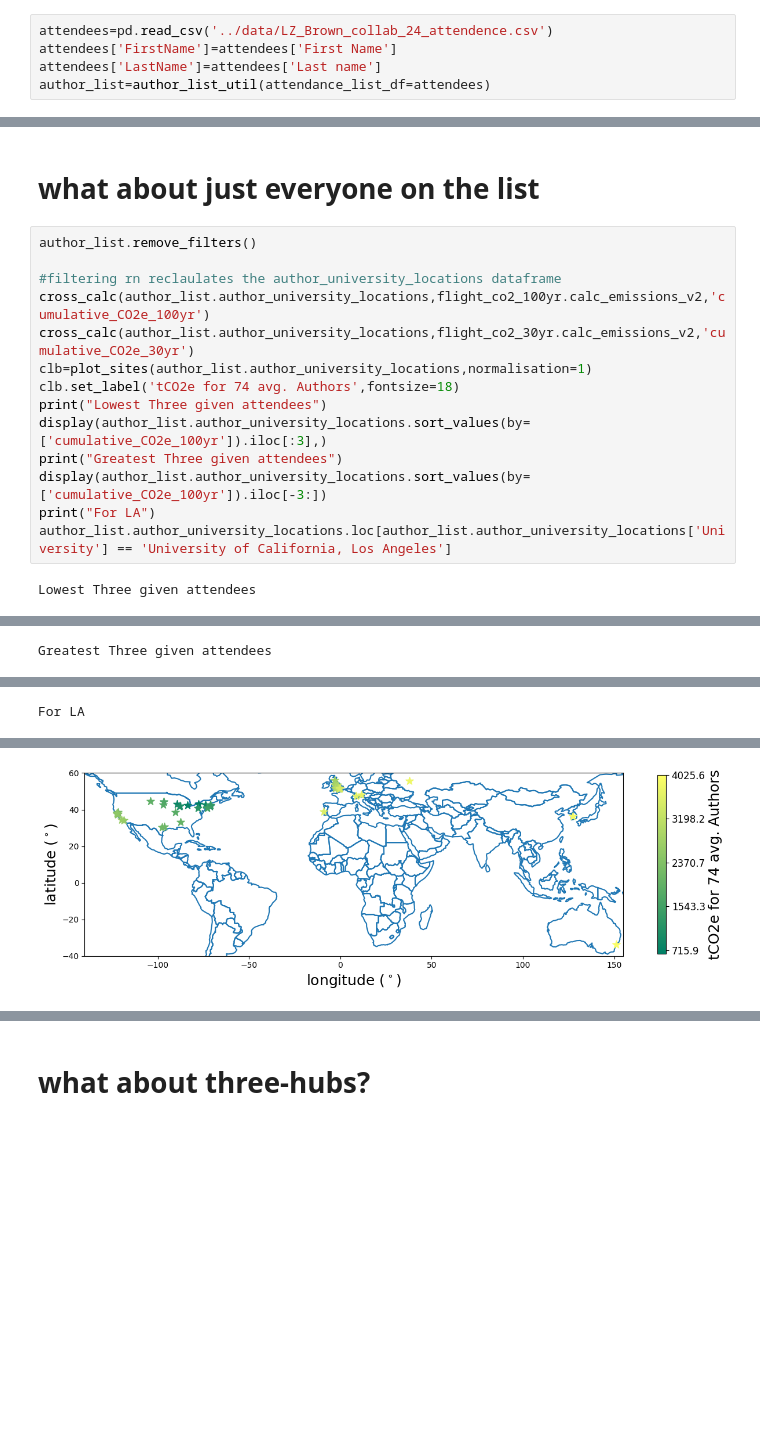
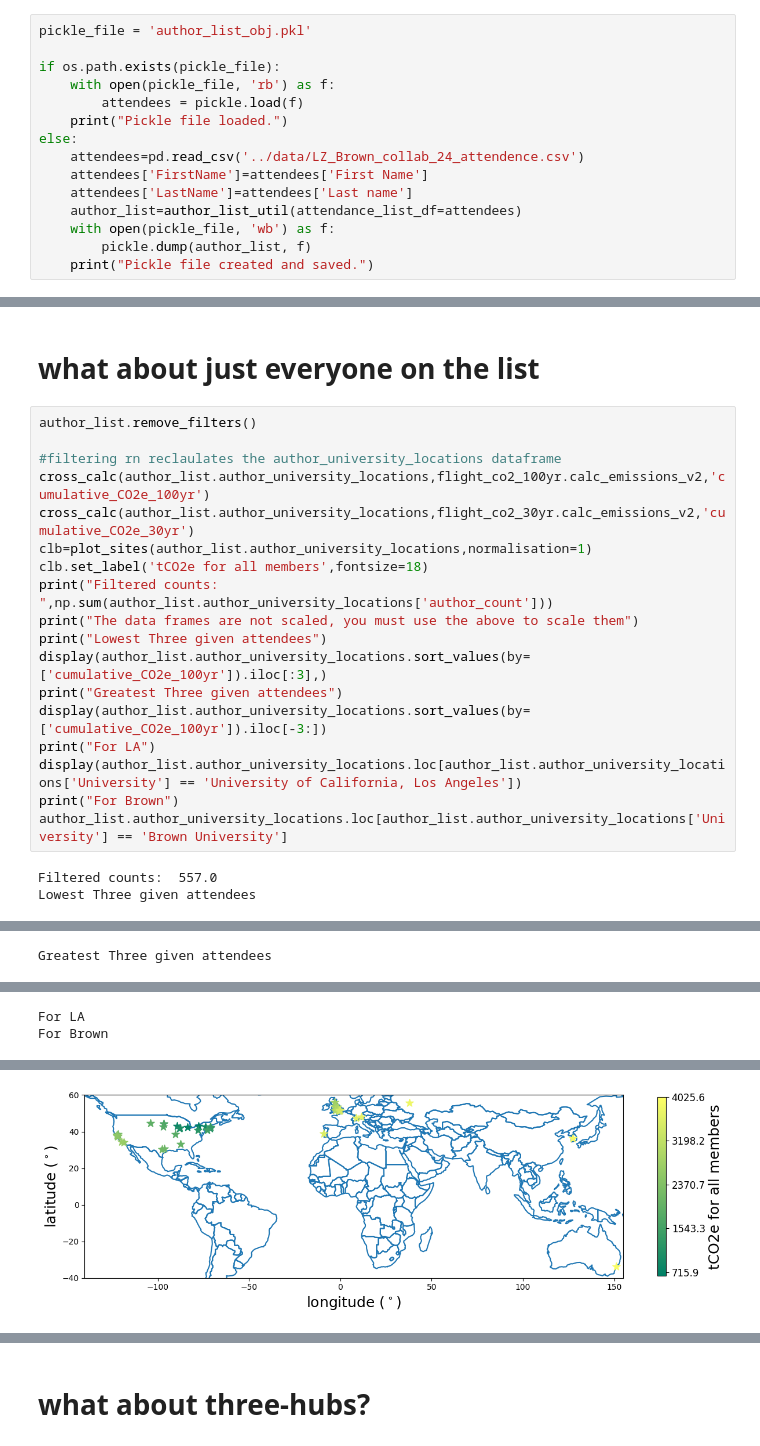
Before and after one commit to seriksen/sustainable-lz, a Jupyter notebook: notebooks/Everything_Flights.ipynb, the cells around one changed output, grey strips where cells are left out. Drawn from its saved outputs; the diff is of its cells as text; blank space fills up the shorter version.

```diff
--- a/notebooks/Everything_Flights.ipynb
+++ b/notebooks/Everything_Flights.ipynb
@@ -85,10 +88,20 @@ def plot_sites(institution_dist,key='cumulative_CO2e_30yr',normalisation=1):
 # %% [markdown]
 # Initliase the author list
 # %%
-attendees=pd.read_csv('../data/LZ_Brown_collab_24_attendence.csv')
-attendees['FirstName']=attendees['First Name']
-attendees['LastName']=attendees['Last name']
-author_list=author_list_util(attendance_list_df=attendees)
+pickle_file = 'author_list_obj.pkl'
+
+if os.path.exists(pickle_file):
+    with open(pickle_file, 'rb') as f:
+        attendees = pickle.load(f)
+    print("Pickle file loaded.")
+else:
+    attendees=pd.read_csv('../data/LZ_Brown_collab_24_attendence.csv')
+    attendees['FirstName']=attendees['First Name']
+    attendees['LastName']=attendees['Last name']
+    author_list=author_list_util(attendance_list_df=attendees)
+    with open(pickle_file, 'wb') as f:
+        pickle.dump(author_list, f)
+    print("Pickle file created and saved.")
 # %% [output]
 A value is trying to be set on a copy of a slice from a DataFrame.
 Try using .loc[row_indexer,col_indexer] = value instead
@@ -260,14 +277,19 @@ author_list.remove_filters()
 cross_calc(author_list.author_university_locations,flight_co2_100yr.calc_emissions_v2,'cumulative_CO2e_100yr')
 cross_calc(author_list.author_university_locations,flight_co2_30yr.calc_emissions_v2,'cumulative_CO2e_30yr')
 clb=plot_sites(author_list.author_university_locations,normalisation=1)
-clb.set_label('tCO2e for 74 avg. Authors',fontsize=18)
+clb.set_label('tCO2e for all members',fontsize=18)
+print("Filtered counts: ",np.sum(author_list.author_university_locations['author_count']))
+print("The data frames are not scaled, you must use the above to scale them")
 print("Lowest Three given attendees")
 display(author_list.author_university_locations.sort_values(by=['cumulative_CO2e_100yr']).iloc[:3],)
 print("Greatest Three given attendees")
 display(author_list.author_university_locations.sort_values(by=['cumulative_CO2e_100yr']).iloc[-3:])
 print("For LA")
-author_list.author_university_locations.loc[author_list.author_university_locations['University'] == 'University of California, Los Angeles']
+display(author_list.author_university_locations.loc[author_list.author_university_locations['University'] == 'University of California, Los Angeles'])
+print("For Brown")
+author_list.author_university_locations.loc[author_list.author_university_locations['University'] == 'Brown University']
 # %% [output]
+Filtered counts:  557.0
 Lowest Three given attendees
 |  | University | Address | Universities_FullName | Short_Address | Corrected_Name | Start_Address | location | ... |
 | 38 | University of Rochester | Department of Physics and Astrono... | University of Rochester, Departme... | NY 14627-0171, USA | University of Rochester | Department of Physics and Astrono... | (University of Rochester River Ca... | ... |
@@ -281,2 +303,3 @@ Greatest Three given attendees
 For LA
+For Brown
 |  | University | Address | Universities_FullName | Short_Address | Corrected_Name | Start_Address | location | ... |
@@ -284 +307 @@ For LA
-[figure, old version]
+[figure, new version]
```
Also changed, not shown: parts of 25 cells of this notebook, 9 other files.
